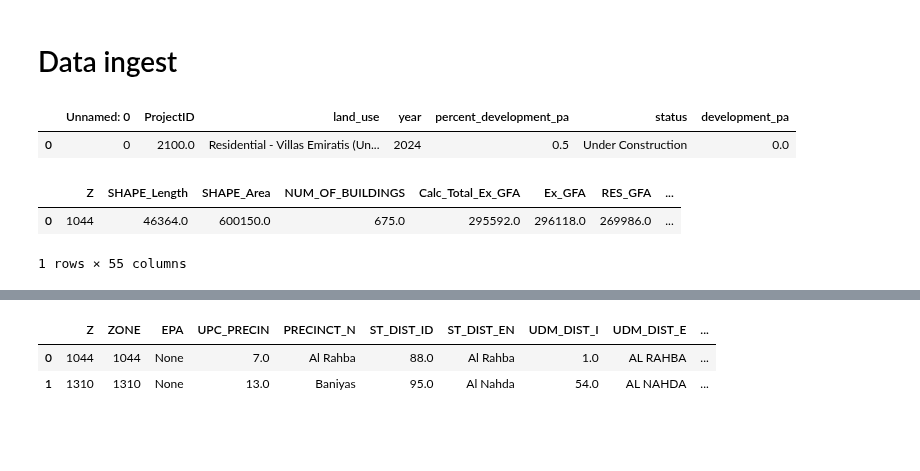
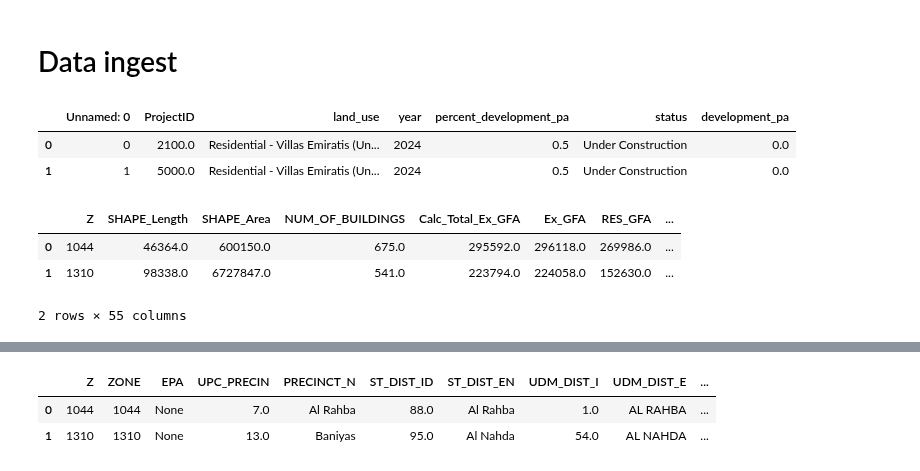
Before and after one commit to BuroHappoldLegacySoup/PlanCapitalLandModel, a Jupyter notebook: MP to TAZ Pipeline.ipynb, the cells around one changed output, grey strips where cells are left out. Saved outputs shown, nothing was run; the diff lists cells and outputs as text; code cells hidden in the pictures; blank space fills up the shorter version.

```diff
--- a/MP to TAZ Pipeline.ipynb
+++ b/MP to TAZ Pipeline.ipynb
@@ -14,19 +14,21 @@ from pathlib import Path
 # %%
 # Reading in phased development data
 phased_development = pd.read_csv('pipeline_example_output.csv')
-phased_development.head(1)
+phased_development.head(2)
 # %% [output]
 |  | Unnamed: 0 | ProjectID | land_use | year | percent_development_pa | status | development_pa |
 | 0 | 0 | 2100.0 | Residential - Villas Emiratis (Un... | 2024 | 0.5 | Under Construction | 0.0 |
+| 1 | 1 | 5000.0 | Residential - Villas Emiratis (Un... | 2024 | 0.5 | Under Construction | 0.0 |
 # %%
 # Reading in baseline TAZ data
 
 sharepoint_path = f'C:/Users/{os.environ.get( "USERNAME" )}/Buro Happold'
 project_path = Path(f"{sharepoint_path}/P060927 Plan Capital 2040 - 02_Documents/11_GIS/05 Urban Models")
 ium_path = os.path.join(project_path,'ium_ad.gpkg')
 zone_taz_2022 = gpd.read_file(ium_path, layer='zone_taz_2022')
-zone_taz_2022.head(1)
+zone_taz_2022.head(2)
 # %% [output]
 |  | Z | SHAPE_Length | SHAPE_Area | NUM_OF_BUILDINGS | Calc_Total_Ex_GFA | Ex_GFA | RES_GFA | ... |
 | 0 | 1044 | 46364.0 | 600150.0 | 675.0 | 295592.0 | 296118.0 | 269986.0 | ... |
+| 1 | 1310 | 98338.0 | 6727847.0 | 541.0 | 223794.0 | 224058.0 | 152630.0 | ... |
-1 rows × 55 columns
+2 rows × 55 columns
```
Also changed, not shown: parts of 7 cells of this notebook.
